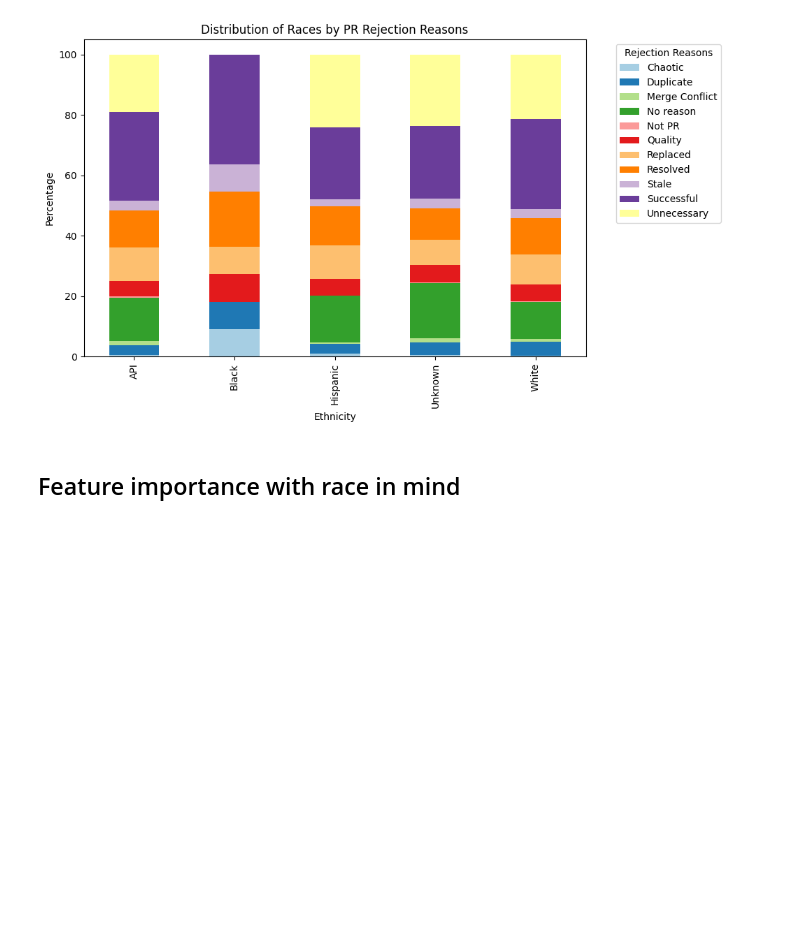
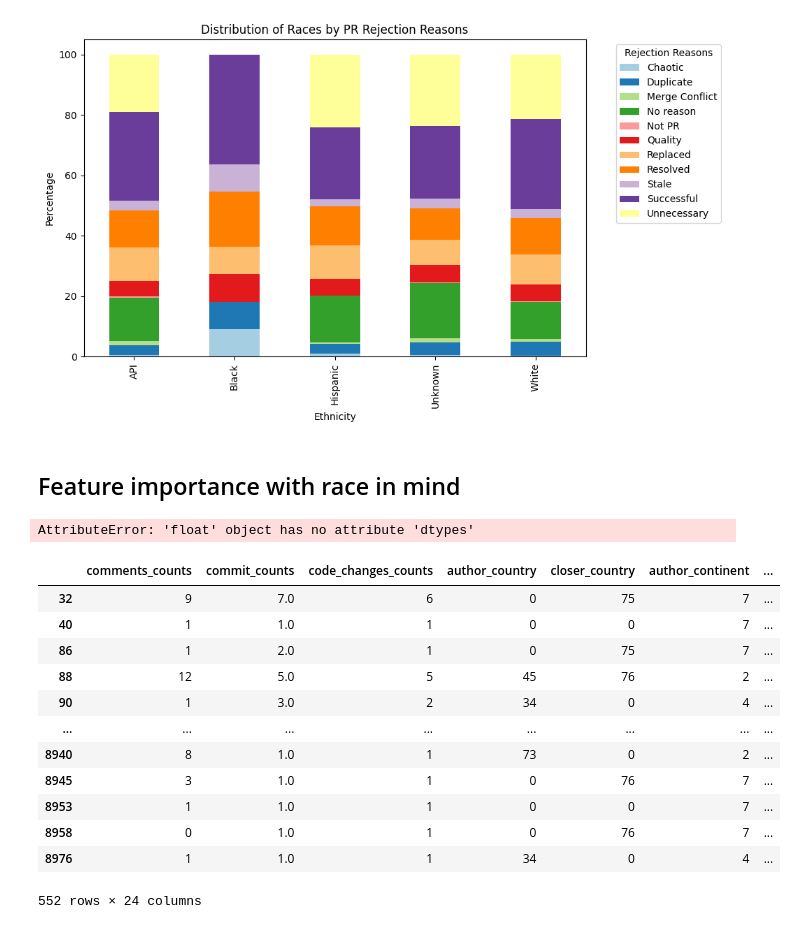
Before and after one commit to amirrshams/PR-comment-classifier, a Jupyter notebook: Ethnicity/distribution_of_races.ipynb, the cells around one changed output. Cells and saved outputs as stored; diff of their text form; code cells hidden in the pictures; blank space fills up the shorter version.

```diff
--- a/Ethnicity/distribution_of_races.ipynb
+++ b/Ethnicity/distribution_of_races.ipynb
@@ -142,9 +142,12 @@ plt.show()
 # %%
 #make a copy of the dataframe called df_encoded
 df_encoded = df.copy()
+#replace the nan values with \N where the
+df_encoded = df_encoded.replace(np.nan, '\\N')
 #encode the categorical data which are author_eth and manual_analysis, author_country, author_continent, closer_eth, closer_country, prs_eth_8,prs_eth_7,prs_eth_9,prs_eth_diff,prs_eth_diff_2
 le = LabelEncoder()
 df_encoded['author_eth'] = le.fit_transform(df_encoded['author_eth'])
+
 df_encoded['manual_analysis'] = le.fit_transform(df_encoded['manual_analysis'])
 df_encoded['author_country'] = le.fit_transform(df_encoded['author_country'])
 df_encoded['author_continent'] = le.fit_transform(df_encoded['author_continent'])
@@ -154,7 +157,32 @@ df_encoded['prs_eth_7'] = le.fit_transform(df_encoded['prs_eth_7'])
 df_encoded['prs_eth_9'] = le.fit_transform(df_encoded['prs_eth_9'])
 df_encoded['prs_eth_diff_2'] = le.fit_transform(df_encoded['prs_eth_diff_2'])
 df_encoded['prs_eth_diff'] = le.fit_transform(df_encoded['prs_eth_diff'])
-df_encoded['prs_eth_diff_2'] = le.fit_transform(df_encoded['closer_country'])
+df_encoded['closer_country'] = le.fit_transform(df_encoded['closer_country'])
+
+#encode these knowing that some of the values are not strings
+df_encoded['prs_white'] = df_encoded['prs_white'].apply(lambda col: le.fit_transform(col.astype(str)) if col.dtypes == object else col)
+df_encoded['prs_black'] = df_encoded['prs_black'].apply(lambda col: le.fit_transform(col.astype(str)))
+df_encoded['prs_api'] = df_encoded['prs_asian'].apply(lambda col: le.fit_transform(col.astype(str)))
+df_encoded['prs_hispanic'] = df_encoded['prs_hispanic'].apply(lambda col: le.fit_transform(col.astype(str)))
+# %% [output]
+AttributeError: 'float' object has no attribute 'dtypes'
+# %%
+#show the rows that have nan values
+df_encoded[df_encoded.isna().any(axis=1)]
+# %% [output]
+|  | comments_counts | commit_counts | code_changes_counts | author_country | closer_country | author_continent | ... |
+| 32 | 9 | 7.0 | 6 | 0 | 75 | 7 | ... |
+| 40 | 1 | 1.0 | 1 | 0 | 0 | 7 | ... |
+| 86 | 1 | 2.0 | 1 | 0 | 75 | 7 | ... |
+| 88 | 12 | 5.0 | 5 | 45 | 76 | 2 | ... |
+| 90 | 1 | 3.0 | 2 | 34 | 0 | 4 | ... |
+| ... | ... | ... | ... | ... | ... | ... | ... |
+| 8940 | 8 | 1.0 | 1 | 73 | 0 | 2 | ... |
+| 8945 | 3 | 1.0 | 1 | 0 | 76 | 7 | ... |
+| 8953 | 1 | 1.0 | 1 | 0 | 0 | 7 | ... |
+| 8958 | 0 | 1.0 | 1 | 0 | 76 | 7 | ... |
+| 8976 | 1 | 1.0 | 1 | 34 | 0 | 4 | ... |
+552 rows × 24 columns
 # %%
 df_encoded.head()
 # %% [output]
```
Also changed, not shown: parts of 5 cells of this notebook.
